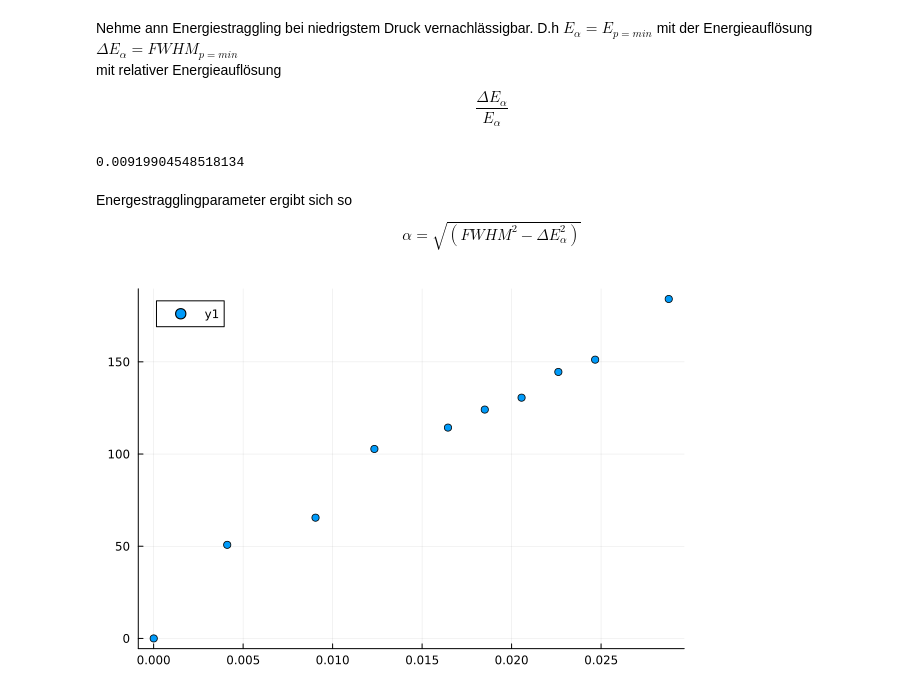
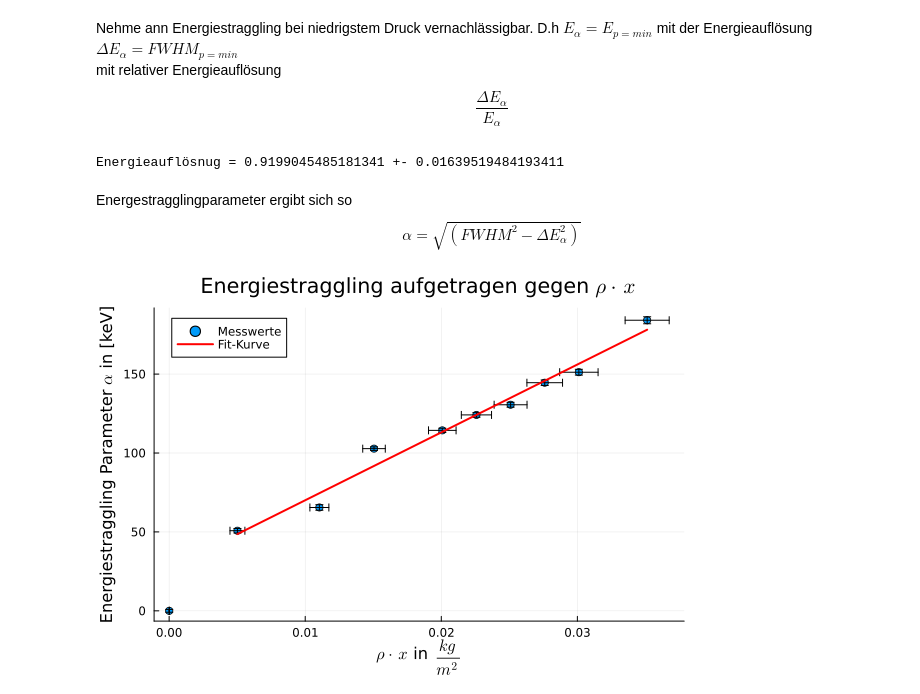
Before and after one commit to Baryonics/pb_ktp_3_3, a Jupyter notebook: code/energiestraggling.ipynb, the cells around one changed output. Drawn from its saved outputs; the diff is of its cells as text; code cells hidden in the pictures.

Commit message:
Energiestraggling kram

```diff
--- a/code/energiestraggling.ipynb
+++ b/code/energiestraggling.ipynb
@@ -84,24 +111,58 @@ E_alpha = Es[1]
 D_E_alpha = FWHMs[1]
 D_D_E_alpha = D_FWHMs[1]
 
-rel_energy_res = D_E_alpha/E_alpha
+rel_energy_res = D_E_alpha/E_alpha * 100
+D_energy_res = sqrt((D_D_E_alpha/E_alpha)^2 + (D_E_alpha/E_alpha^2)^2) * 100
+
+println("Energieauflösnug = ", rel_energy_res, " +- ", D_energy_res)
 # %% [output]
-0.00919904548518134
+Energieauflösnug = 0.9199045485181341 +- 0.01639519484193411
 # %% [markdown]
 Energestragglingparameter ergibt sich so
 $$
     \alpha = \sqrt{(FWHM^2 - \Delta E_\alpha^2)}
 $$
-# %%
-function alpha(FWHM)
-    return sqrt(FWHM^2 - D_E_alpha^2)
-end
-
-alphas = alpha.(FWHMs)
-
-plot(
-    rho_xs, alphas,
-    seriestype="scatter"
-)
-# %% [output]
-[figure, removed]
+# %%
+function alpha(FWHM)
+    return sqrt(FWHM^2 - D_E_alpha^2)
+end
+
+alphas = alpha.(FWHMs)
+D_alphas=sqrt.((D_E_alpha^2*D_D_E_alpha^2) ./(D_E_alpha^2 .+FWHMs.^2) .+(FWHMs.^2 .*D_FWHMs .^2) ./(D_E_alpha^2 .+FWHMs.^2))
+# Fit-Funktion definieren (lineare Regression)
+fit_model(x, p) = p[1] * x .+ p[2]
+
+# Fit durchführen
+initial_params = [(alphas[2] - alphas[end]) / (rho_xs[2] - rho_xs[end])*0.7, 1.]  # Anfangsschätzungen für die Parameter
+fit_result = curve_fit(fit_model, rho_xs[2:end], alphas[2:end], initial_params)
+fit_params = fit_result.param  # Angepasste Parameter (Steigung, Achsenabschnitt)
+
+# Berechne den Bereich für die Fit-Kurve (1/p_means)
+p_fit = range(minimum(rho_xs[2:end]), maximum(rho_xs[2:end]), length=100)
+fit_curve = fit_model(p_fit, fit_params)  # Berechne die Fit-Kurve mit den angepassten Parametern
+
+Delta_fit_params = standard_errors(fit_result) #Fehler der Fitparameter
+
+fig_alpha_rho_x = plot(
+    rho_xs, alphas,
+    xerror=D_rho_xs, yerror=D_alphas,
+    seriestype="scatter",
+    xlabel=L"\rho\cdot x" * " in " * L"\frac{kg}{m^2}",
+    ylabel="Energiestraggling Parameter " *L"\alpha" * " in [keV]",
+    label="Messwerte",
+    title="Energiestraggling aufgetragen gegen " *L"\rho \cdot x"
+)
+
+plot!(
+    p_fit,
+    fit_curve,
+    label="Fit-Kurve",
+    linewidth=2,
+    color=:red
+)
+
+savefig(fig_alpha_rho_x, "../plots/alpha_rho_x.png")
+
+display(fig_alpha_rho_x)
+# %% [output]
+[figure, added]
```
Also changed, not shown: parts of 3 cells of this notebook, 4 other files.
